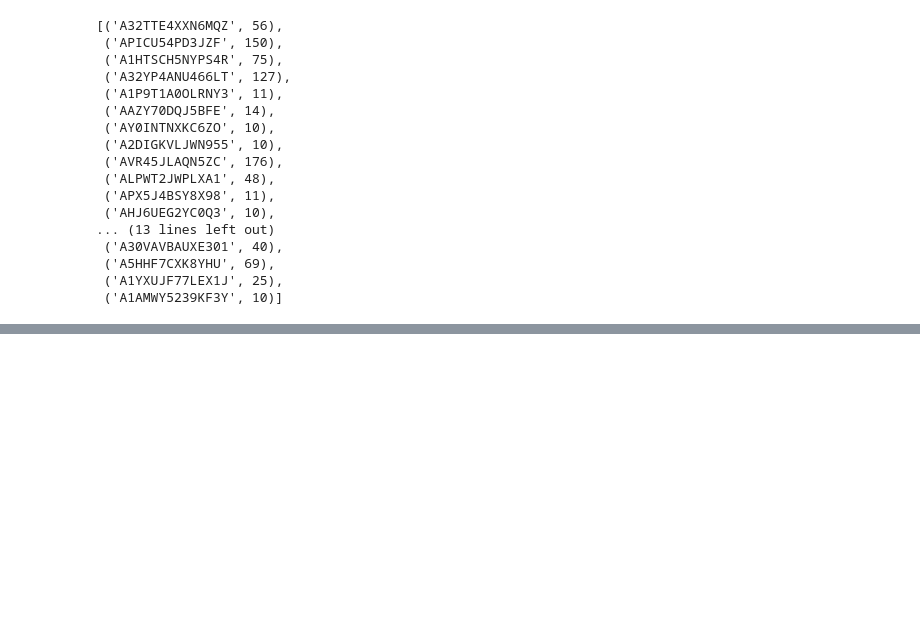
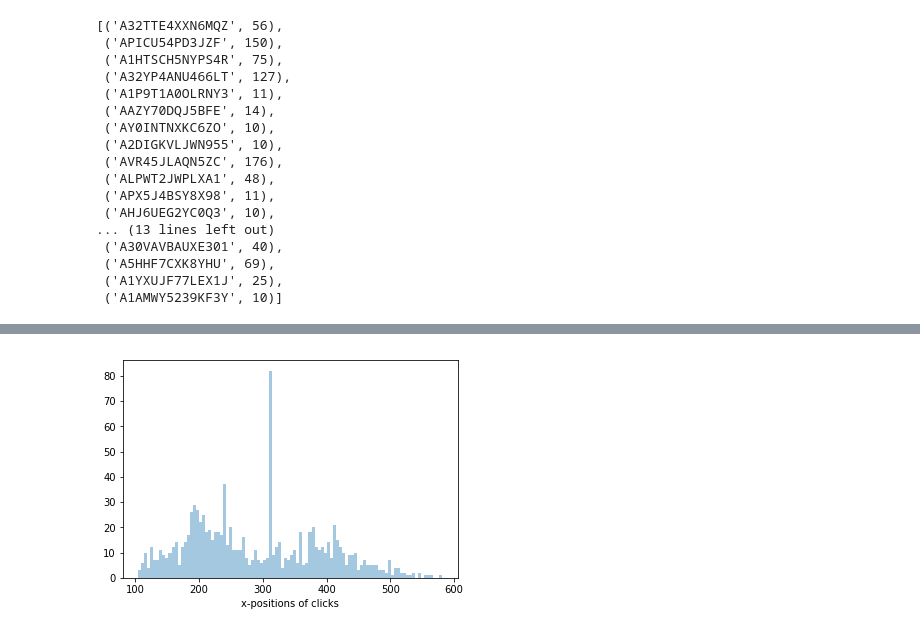
Before and after one commit to pzp1997/crowd-art, a Jupyter notebook: src/animate/heatmap_animate.ipynb, the cells around one changed output, grey strips where cells are left out. Drawn from its saved outputs; the diff is of its cells as text; code cells hidden in the pictures; blank space fills up the shorter version.

```diff
--- a/src/animate/heatmap_animate.ipynb
+++ b/src/animate/heatmap_animate.ipynb
@@ -138,0 +133,4 @@ points
+# %%
+xs, ys, _, _ = zip(*points)
+print(pd.Series(list(xs)).describe())
+print(pd.Series(list(ys)).describe())
@@ -166,0 +172,4 @@ array([1., 1., 1., 1., 1., 1., 1., 1., 1., 1., 1., 1., 1., 1., 1., 1., 1.,
+# %%
+sns.distplot(xs, bins=100, hist=True, kde=False, axlabel='x-positions of clicks')
+# %% [output]
+[figure, added]
```
Also changed, not shown: parts of 13 cells of this notebook.
